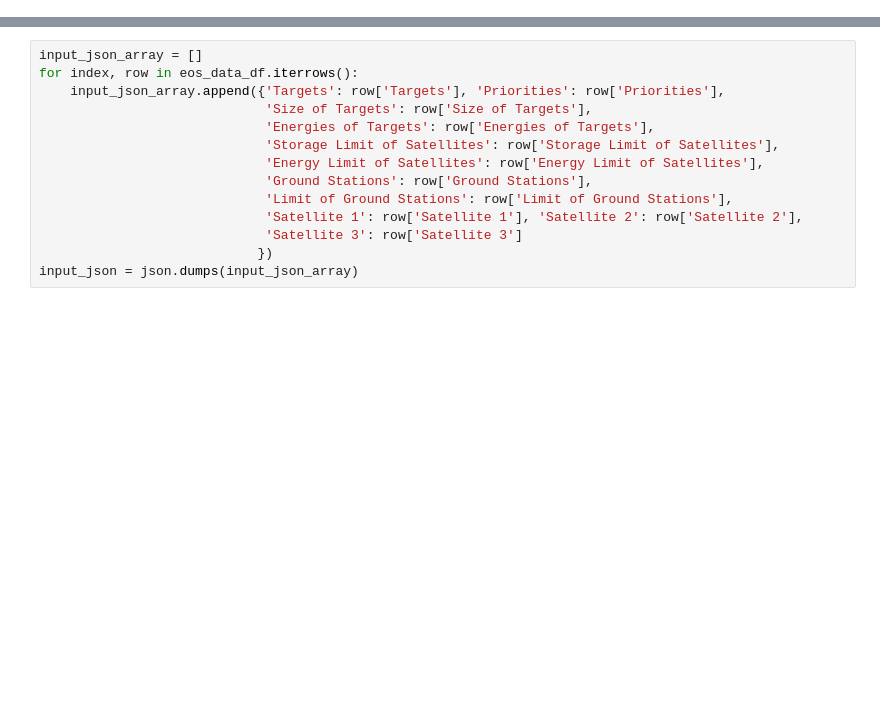
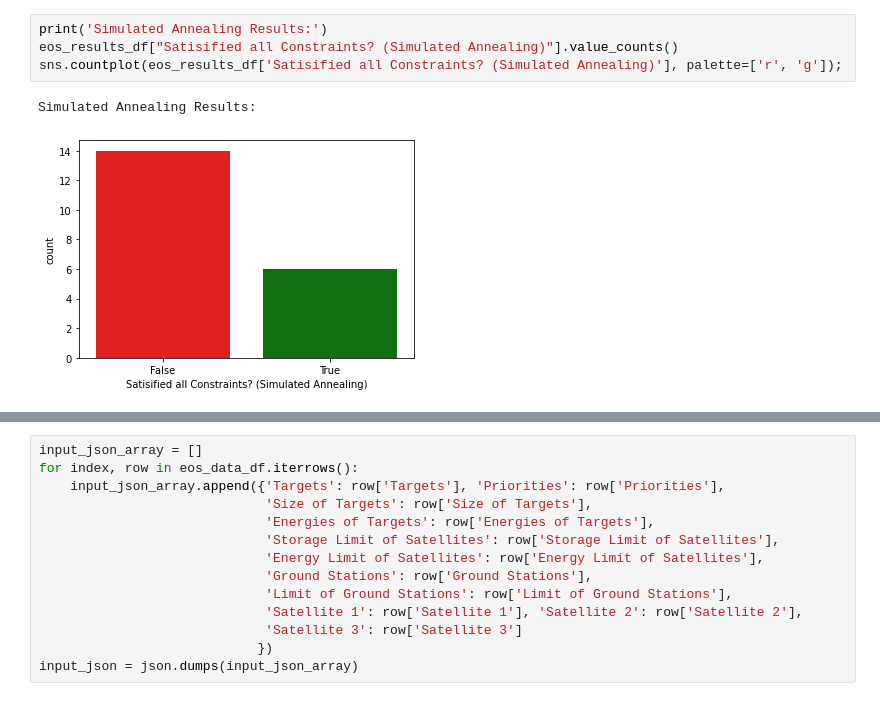
Before and after one commit to ab-jiteshlalwani/EOS, a Jupyter notebook: EOS Scheduling Optimization Demo.ipynb, the cells around one changed output, grey strips where cells are left out. Cells and saved outputs as stored; diff of their text form; blank space fills up the shorter version.

```diff
--- a/EOS Scheduling Optimization Demo.ipynb
+++ b/EOS Scheduling Optimization Demo.ipynb
@@ -221,0 +103,7 @@ eos_data_df.head()
+# %%
+print('Simulated Annealing Results:')
+eos_results_df["Satisified all Constraints? (Simulated Annealing)"].value_counts()
+sns.countplot(eos_results_df['Satisified all Constraints? (Simulated Annealing)'], palette=['r', 'g']);
+# %% [output]
+Simulated Annealing Results:
+[figure, added]
```
Also changed, not shown: parts of 17 cells of this notebook, 24 other files.
